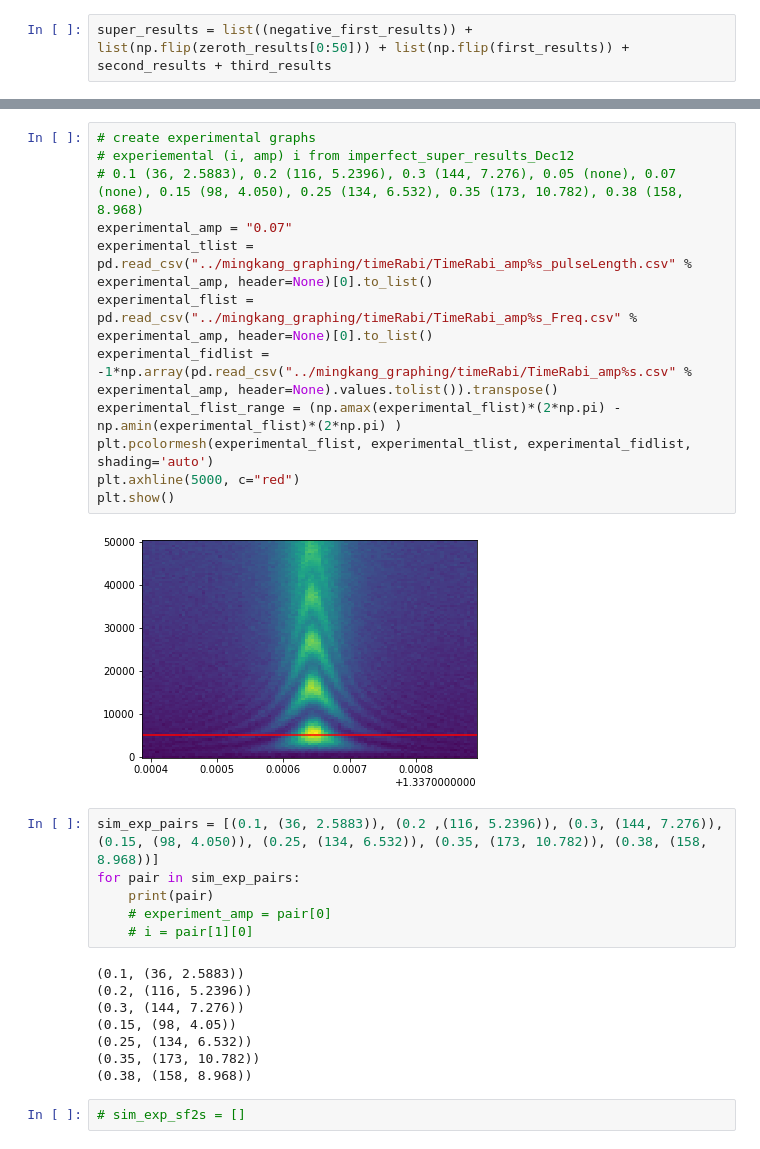
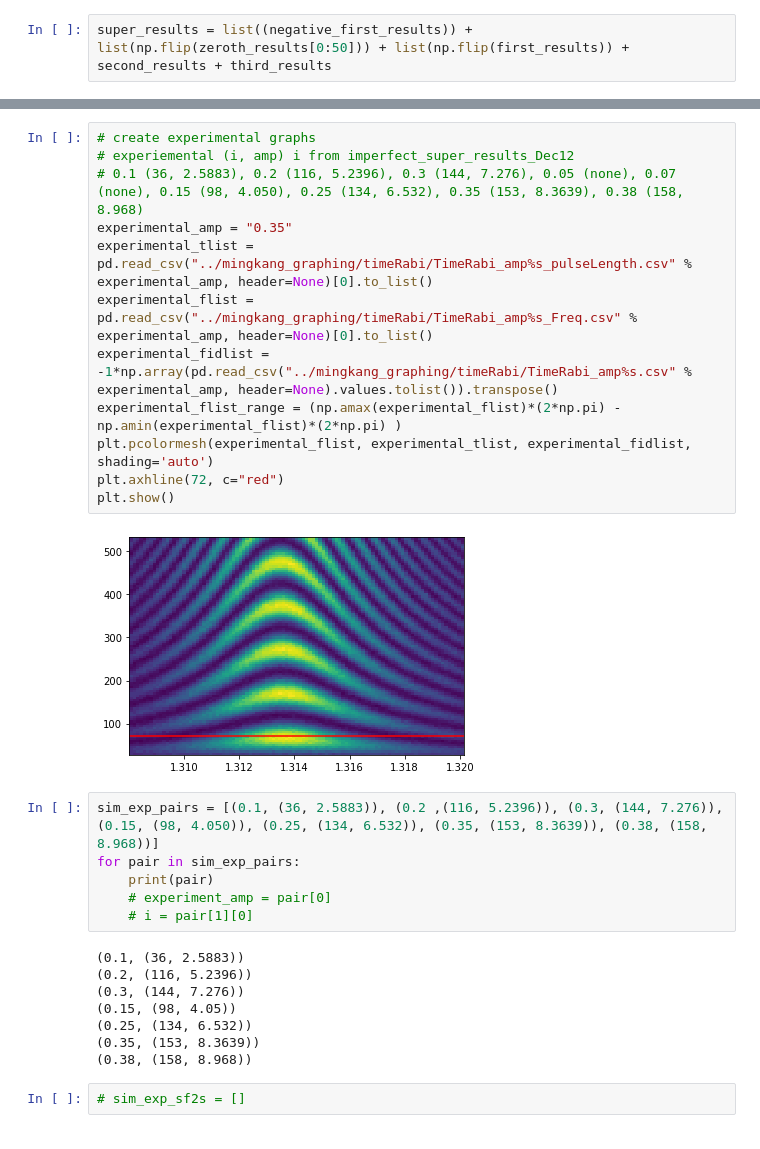
Before and after one commit to david-gorski/subharmonic_superconducting_qubits, a Jupyter notebook: debug/sf2.ipynb, the cells around one changed output, grey strips where cells are left out. Cells and saved outputs as stored; diff of their text form.

```diff
--- a/debug/sf2.ipynb
+++ b/debug/sf2.ipynb
@@ -84,19 +106,19 @@ plt.show()
 # %%
 # create experimental graphs
 # experiemental (i, amp) i from imperfect_super_results_Dec12
-# 0.1 (36, 2.5883), 0.2 (116, 5.2396), 0.3 (144, 7.276), 0.05 (none), 0.07 (none), 0.15 (98, 4.050), 0.25 (134, 6.532), 0.35 (173, 10.782), 0.38 (158, 8.968)
-experimental_amp = "0.07"
+# 0.1 (36, 2.5883), 0.2 (116, 5.2396), 0.3 (144, 7.276), 0.05 (none), 0.07 (none), 0.15 (98, 4.050), 0.25 (134, 6.532), 0.35 (153, 8.3639), 0.38 (158, 8.968)
+experimental_amp = "0.35"
 experimental_tlist = pd.read_csv("../mingkang_graphing/timeRabi/TimeRabi_amp%s_pulseLength.csv" % experimental_amp, header=None)[0].to_list()
 experimental_flist = pd.read_csv("../mingkang_graphing/timeRabi/TimeRabi_amp%s_Freq.csv" % experimental_amp, header=None)[0].to_list()
 experimental_fidlist = -1*np.array(pd.read_csv("../mingkang_graphing/timeRabi/TimeRabi_amp%s.csv" % experimental_amp, header=None).values.tolist()).transpose()
 experimental_flist_range = (np.amax(experimental_flist)*(2*np.pi) - np.amin(experimental_flist)*(2*np.pi) )
 plt.pcolormesh(experimental_flist, experimental_tlist, experimental_fidlist, shading='auto')
-plt.axhline(5000, c="red")
+plt.axhline(72, c="red")
 plt.show()
 # %% [output]
-[figure, old version]
+[figure, new version]
 # %%
-sim_exp_pairs = [(0.1, (36, 2.5883)), (0.2 ,(116, 5.2396)), (0.3, (144, 7.276)), (0.15, (98, 4.050)), (0.25, (134, 6.532)), (0.35, (173, 10.782)), (0.38, (158, 8.968))]
+sim_exp_pairs = [(0.1, (36, 2.5883)), (0.2 ,(116, 5.2396)), (0.3, (144, 7.276)), (0.15, (98, 4.050)), (0.25, (134, 6.532)), (0.35, (153, 8.3639)), (0.38, (158, 8.968))]
 for pair in sim_exp_pairs:
     print(pair)
     # experiment_amp = pair[0]
@@ -107,7 +129,7 @@ for pair in sim_exp_pairs:
 (0.3, (144, 7.276))
 (0.15, (98, 4.05))
 (0.25, (134, 6.532))
-(0.35, (173, 10.782))
+(0.35, (153, 8.3639))
 (0.38, (158, 8.968))
 # %%
 # sim_exp_sf2s = []
```
Also changed, not shown: parts of 10 cells of this notebook, 5 other files.
